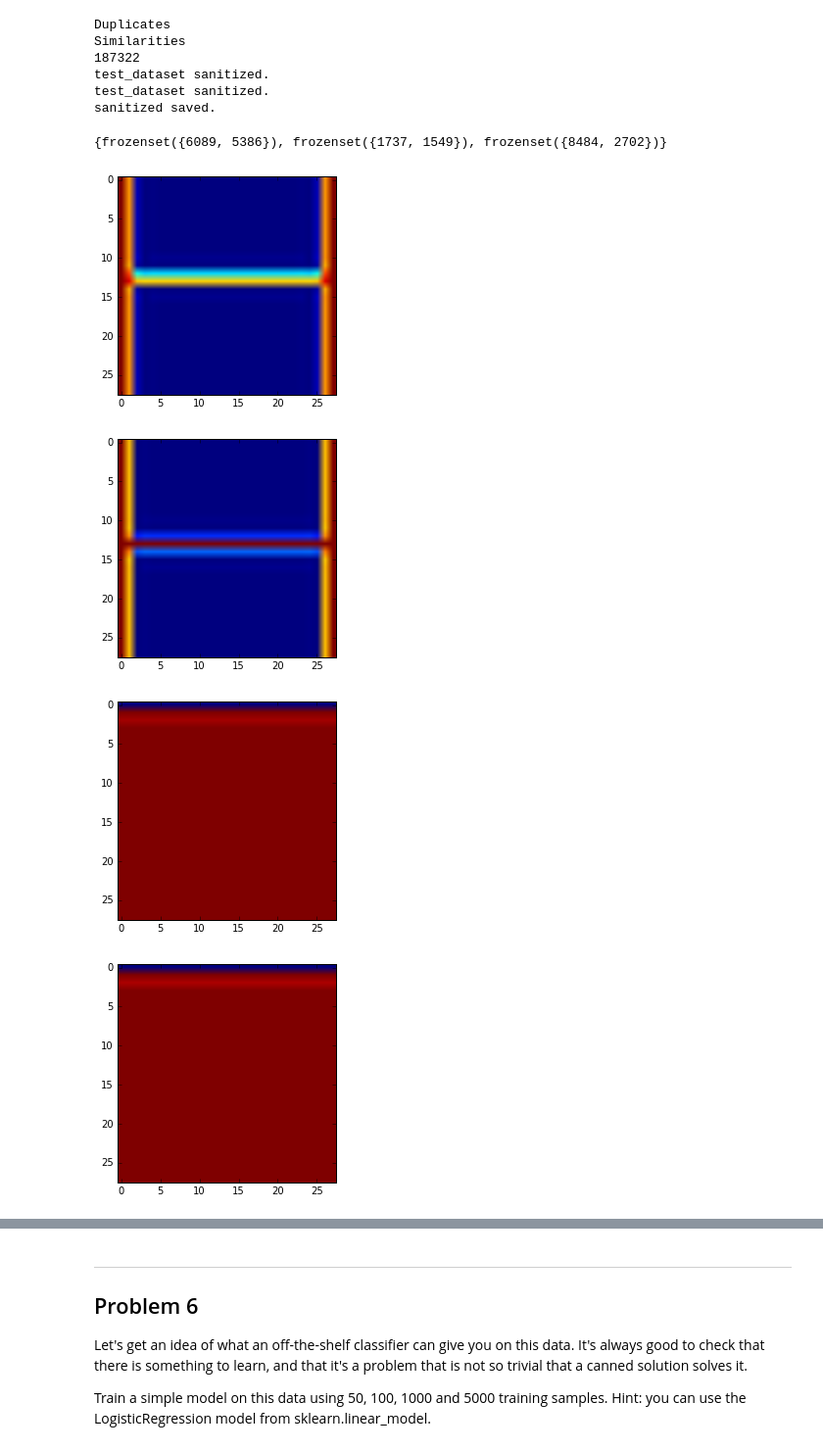
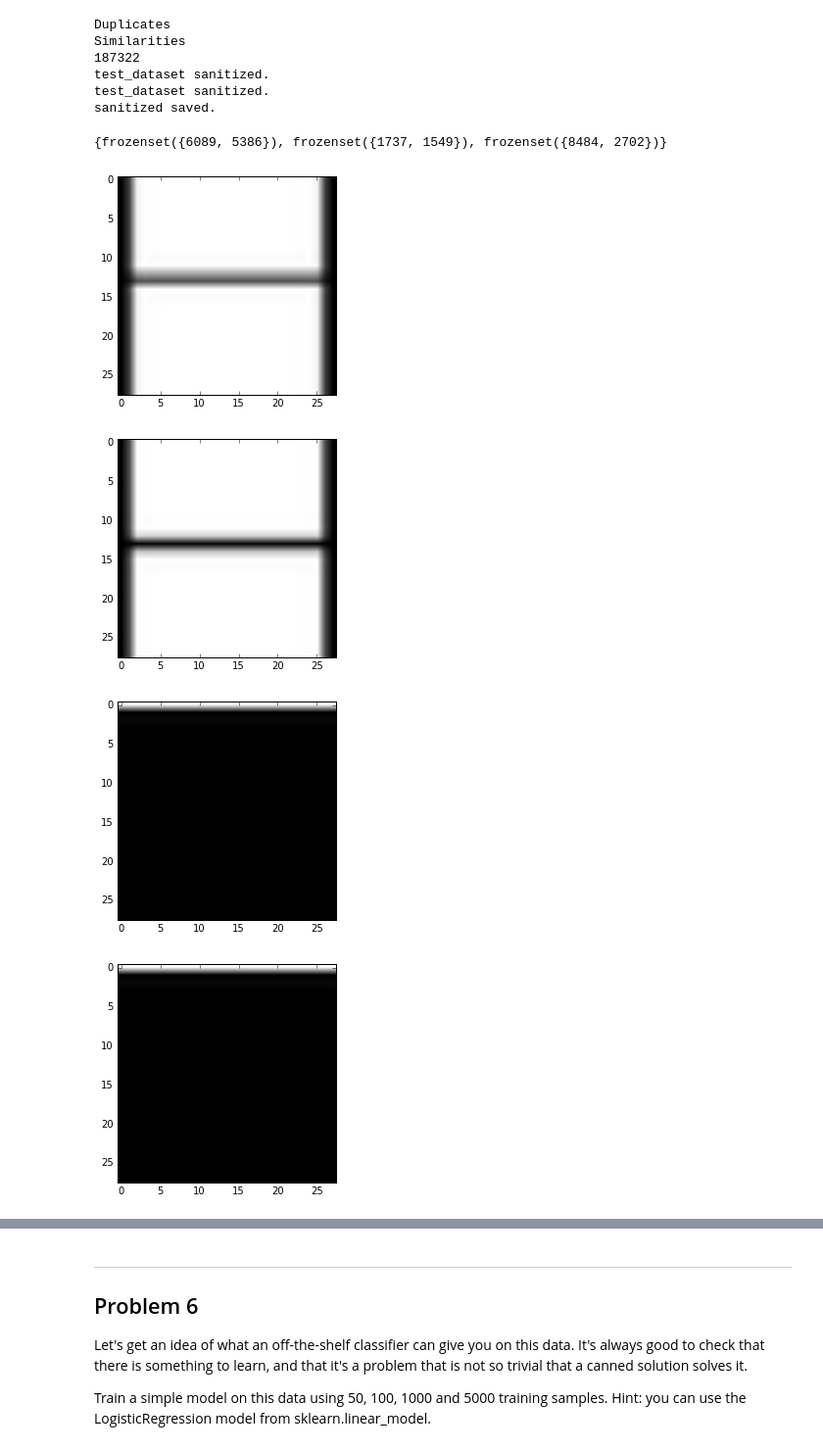
Before and after one commit to hfoffani/tensorflow-dl, a Jupyter notebook: 1_notmnist.ipynb, the cells around one changed output, grey strips where cells are left out. Shown at 98% size. Saved outputs shown, nothing was run; the diff lists cells and outputs as text; code cells hidden in the pictures.

Commit message:
use colormap binary as the letters are monochrome. displays better.

```diff
--- a/1_notmnist.ipynb
+++ b/1_notmnist.ipynb
@@ -191,7 +191,7 @@ print(np.shape(train_dataset[3040]))
 for i in [ 3040, 123409, 494990, 66666, 234543 ]:
     print(train_labels[i])
     d1 = train_dataset[i]
-    plt.imshow(d1)
+    plt.imshow(d1, cmap="binary")
     plt.show()
 # %% [output]
 my answer to problem 2
@@ -232,7 +232,7 @@ print('my solution to problem 3')
 for i in [ 3040, 123409, 494990, 66666, 234543 ]:
     print(train_labels[i])
     d1 = train_dataset[i]
-    plt.imshow(d1)
+    plt.imshow(d1, cmap="binary")
     plt.show()
 # %% [output]
 my solution to problem 3
@@ -437,35 +437,35 @@ def reducesize2(img):
     img = ndimage.zoom(img, 0.5, order=2)
     img = np.round(img, 1)
     return img
 
 def same(img):
     return img
 
 def todict(s, transform):
     d = {}
     for j,i in enumerate(s):
         i = transform(i)
         k = tuple(i.flatten())
         if k not in d:
             d[k] = [ j ]
         else:
             d[k].append( j )
     o = set( frozenset( d[k] ) for k in d if len(d[k]) > 1 )
     return o
 
 equals = todict(vset, same)
 simils = todict(vset, reducesize2)
 diff = simils - equals
 diff1 = set( s for s in diff if len(s) < 3 )
 
 print(diff1)
 for f in diff1:
     for i in f:
-        plt.imshow(vset[i])
+        plt.imshow(vset[i], cmap="binary")
         plt.show()
 # %% [output]
 {frozenset({6089, 5386}), frozenset({1737, 1549}), frozenset({8484, 2702})}
-[figure, old version]
+[figure, new version]
-[figure, old version]
+[figure, new version]
-[figure, old version]
+[figure, new version]
-[figure, old version]
+[figure, new version]
```
Also changed, not shown: parts of 3 cells of this notebook.
